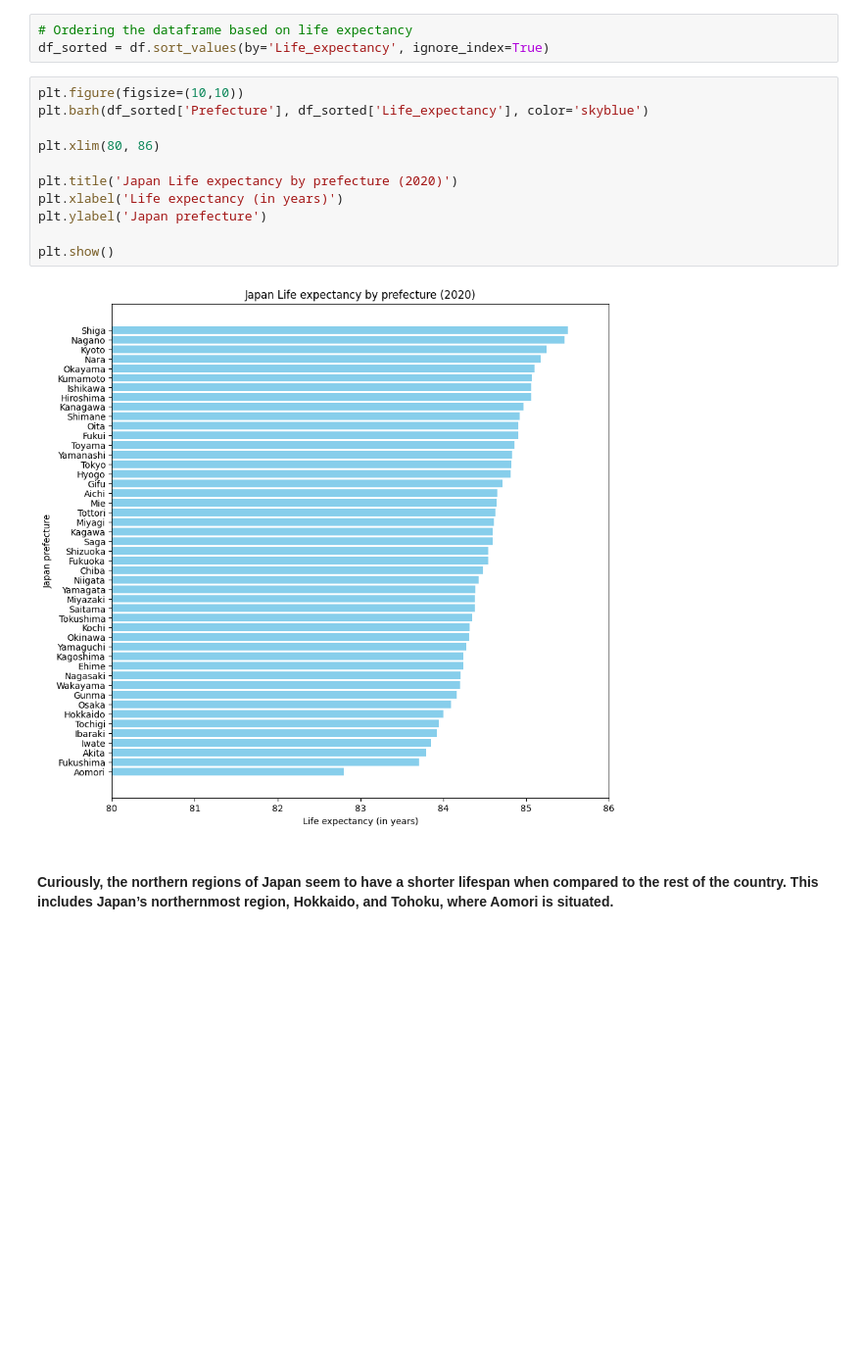
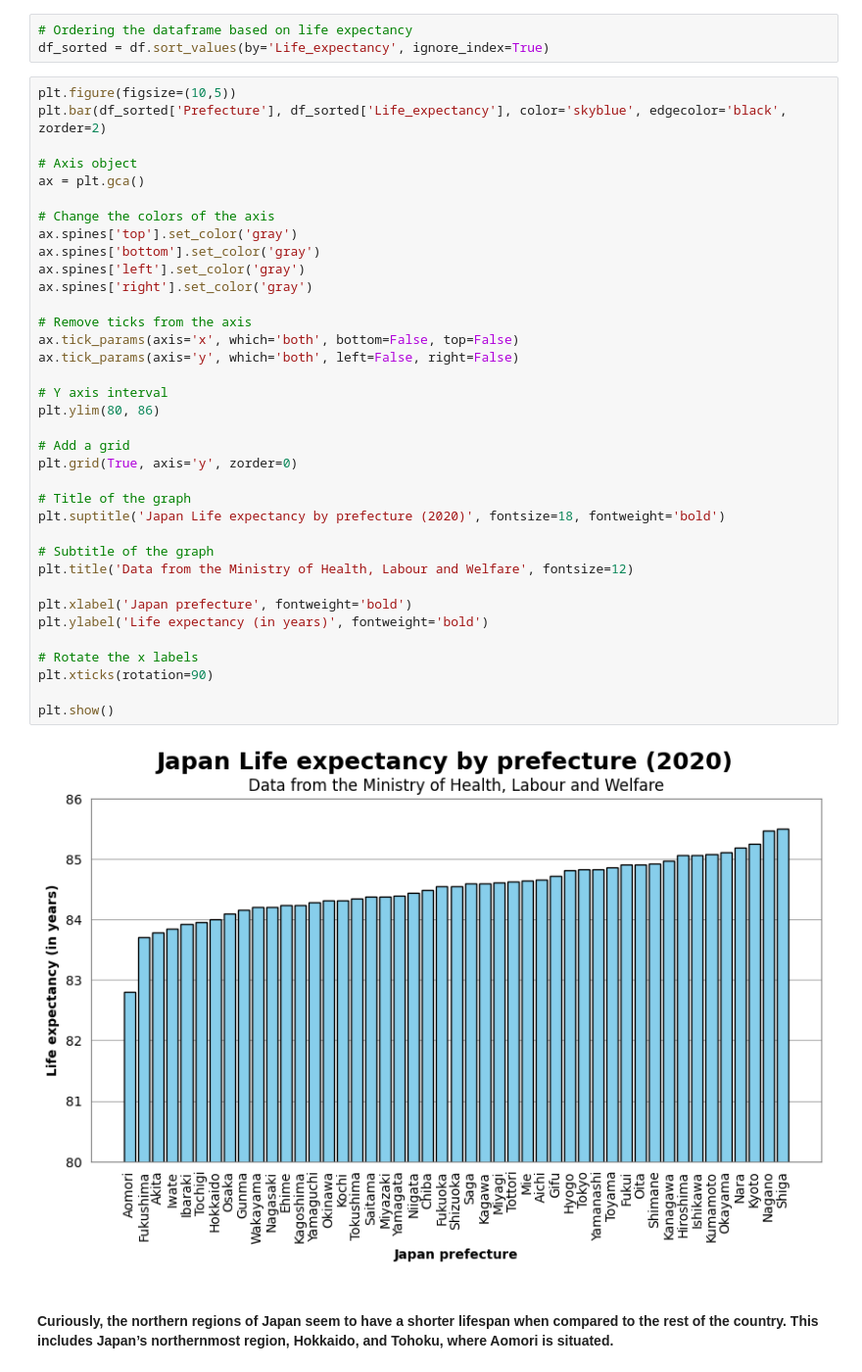
Before and after one commit to rafaseto/japan-life-expectancy, a Jupyter notebook: data_analysis.ipynb, the cells around one changed output. Shown at 98% size. Drawn from its saved outputs; the diff is of its cells as text; blank space fills up the shorter version.

Commit message:
update bar chart 'Japan.. by prefecture'
(1) Increase title font; (2) Bold the axis labels; (3) Add a black edge to the bars; (4) Make the bars vertical; (5) Rotate the X labels; (6) Add a Y grid; (7) Remove the ticks from the axis; (8) Make the borders gray.

```diff
--- a/data_analysis.ipynb
+++ b/data_analysis.ipynb
@@ -38,19 +38,44 @@ import matplotlib.pyplot as plt
 # %%
 # Ordering the dataframe based on life expectancy
 df_sorted = df.sort_values(by='Life_expectancy', ignore_index=True)
-# %%
-plt.figure(figsize=(10,10))
-plt.barh(df_sorted['Prefecture'], df_sorted['Life_expectancy'], color='skyblue')
-
-plt.xlim(80, 86)
-
-plt.title('Japan Life expectancy by prefecture (2020)')
-plt.xlabel('Life expectancy (in years)')
-plt.ylabel('Japan prefecture')
-
-plt.show()
-# %% [output]
-[figure, removed]
+# %%
+plt.figure(figsize=(10,5))
+plt.bar(df_sorted['Prefecture'], df_sorted['Life_expectancy'], color='skyblue', edgecolor='black', zorder=2)
+
+# Axis object
+ax = plt.gca()
+
+# Change the colors of the axis
+ax.spines['top'].set_color('gray')
+ax.spines['bottom'].set_color('gray')
+ax.spines['left'].set_color('gray')
+ax.spines['right'].set_color('gray')
+
+# Remove ticks from the axis
+ax.tick_params(axis='x', which='both', bottom=False, top=False)
+ax.tick_params(axis='y', which='both', left=False, right=False)
+
+# Y axis interval
+plt.ylim(80, 86)
+
+# Add a grid
+plt.grid(True, axis='y', zorder=0)
+
+# Title of the graph
+plt.suptitle('Japan Life expectancy by prefecture (2020)', fontsize=18, fontweight='bold')
+
+# Subtitle of the graph
+plt.title('Data from the Ministry of Health, Labour and Welfare', fontsize=12)
+
+plt.xlabel('Japan prefecture', fontweight='bold')
+plt.ylabel('Life expectancy (in years)', fontweight='bold')
+
+# Rotate the x labels
+plt.xticks(rotation=90)
+
+plt.show()
+# %% [output]
+[figure, added]
 # %% [markdown]
 #### Curiously, the northern regions of Japan seem to have a shorter lifespan when compared to the rest of the country. This includes Japan’s northernmost region, Hokkaido, and Tohoku, where Aomori is situated.
 # %%
```
